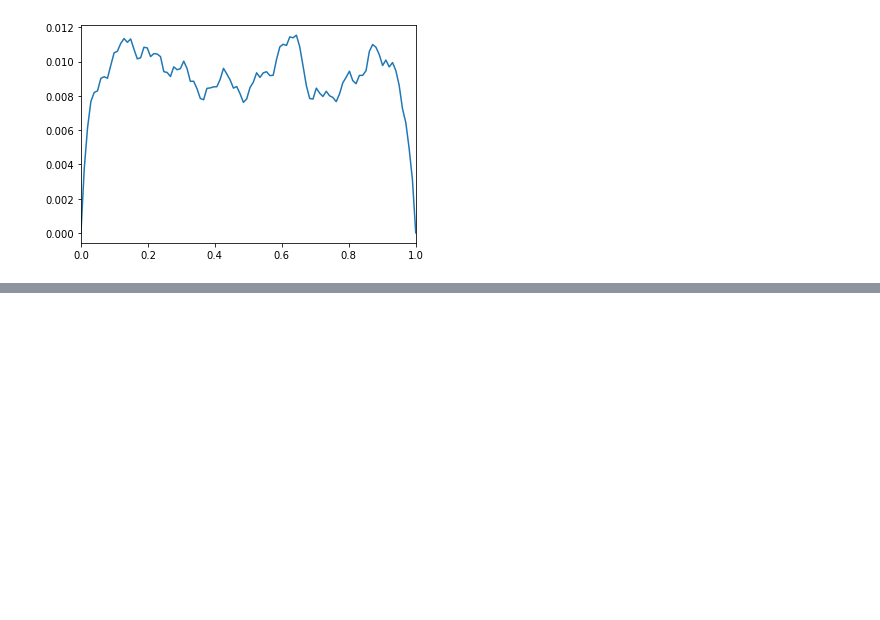
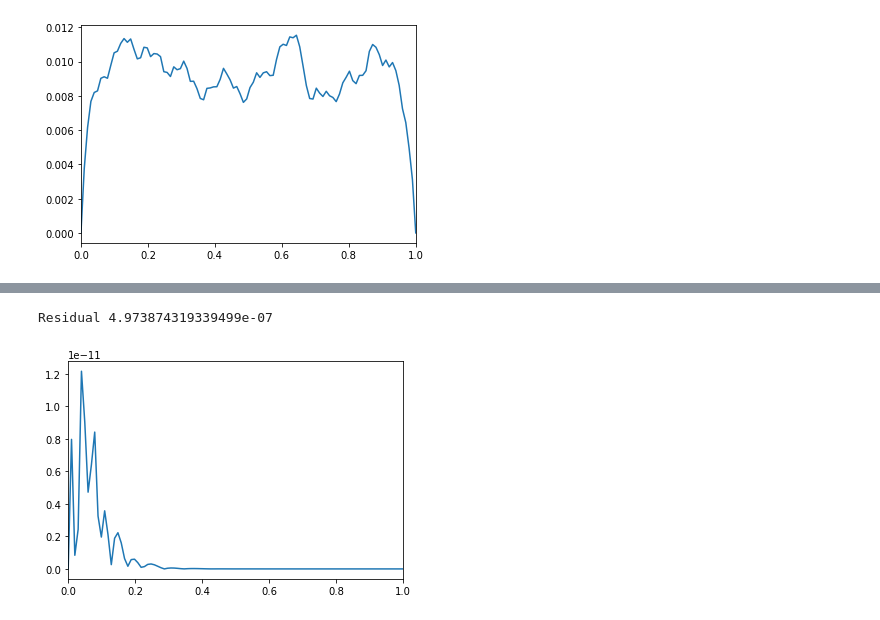
Before and after one commit to wenceorg/comp4187, a Jupyter notebook: code/smoothers.ipynb, the cells around one changed output, grey strips where cells are left out. Cells and saved outputs as stored; diff of their text form; code cells hidden in the pictures; blank space fills up the shorter version.

```diff
--- a/code/smoothers.ipynb
+++ b/code/smoothers.ipynb
@@ -145,0 +207,23 @@ $$|a_{ii}|>\sum_{i\neq j}|a_{ij}|,~~\forall i.$$
+# %%
+def SOR(A, b, alpha, x0, maxIter):
+    x = x0  # initial guess
+    xnew = np.zeros(N).reshape(-1,1)
+    for i in range(maxIter):
+        for j in range(0,N):
+            xnew[j] =  x[j] + (alpha/A[j,j]) * (b[j] - np.dot(A[j,:],x));
+        if(i == maxIter-1):
+            print("Residual", np.linalg.norm( b - np.dot(A,x)))
+        x = xnew
+    return x
+
+x0 = np.zeros(N).reshape(-1,1)    # initial guess
+Y = SOR(A2,b,1.7,x0,100);
+Y = np.vstack((np.array([[0]]),Y,np.array([[0]])))
+X = np.linspace(0,1,Y.size)
+#plot
+fig, ax = plt.subplots()
+ax.set_xlim([0, 1])
+ax.plot(X, abs(Y-Y2));
+# %% [output]
+Residual 4.973874319339499e-07
+[figure, added]
```
Also changed, not shown: parts of 5 cells of this notebook.
